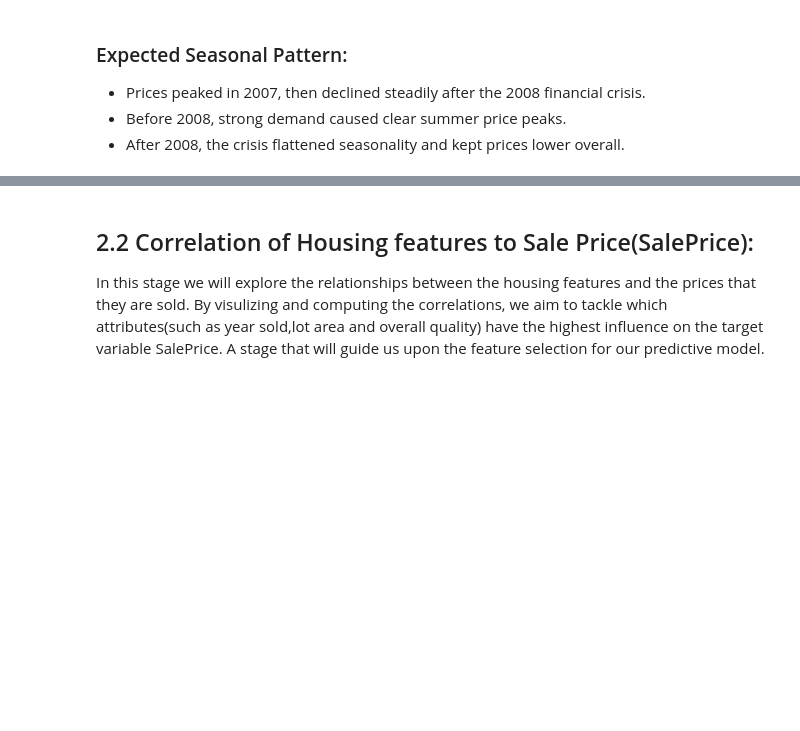
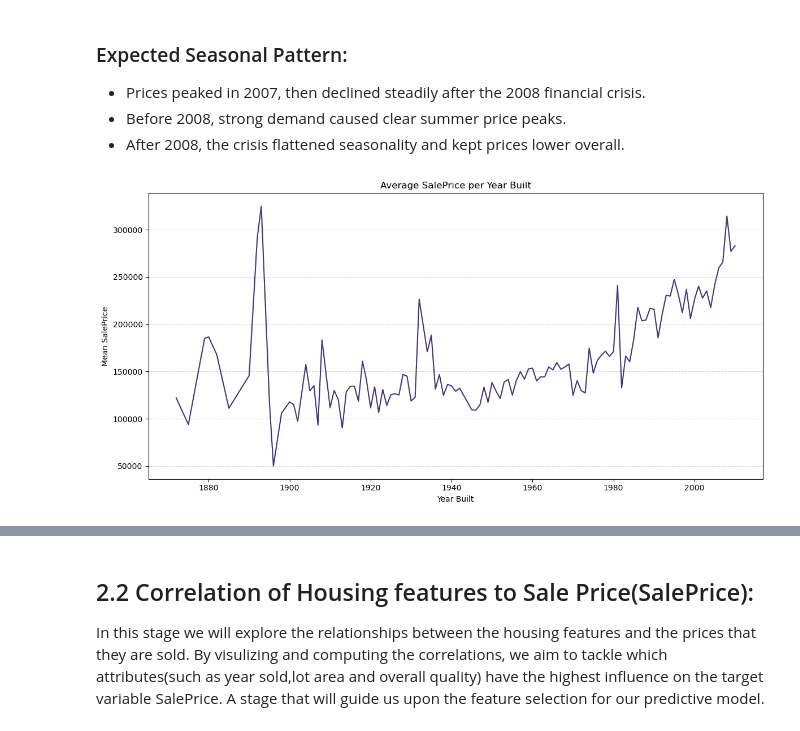
Before and after one commit to i-demetriou/dsc510-group-project, a Jupyter notebook: dsc510.theofanous.alexandrou.demetriou.ipynb, the cells around one changed output, grey strips where cells are left out. Saved outputs shown, nothing was run; the diff lists cells and outputs as text; code cells hidden in the pictures; blank space fills up the shorter version.

```diff
--- a/dsc510.theofanous.alexandrou.demetriou.ipynb
+++ b/dsc510.theofanous.alexandrou.demetriou.ipynb
@@ -1315,3 +1307,23 @@ plt.show()
 - Prices peaked in 2007, then declined steadily after the 2008 financial crisis.
 - Before 2008, strong demand caused clear summer price peaks.
 - After 2008, the crisis flattened seasonality and kept prices lower overall.
+# %%
+df['YearBuilt_year'] = df['Year Built'].dt.year
+
+# compute mean SalePrice by construction year
+yearly_mean = (
+    df.groupby('YearBuilt_year', as_index=False)['SalePrice']
+      .mean()
+      .sort_values('YearBuilt_year')
+)
+
+plt.figure(figsize=(12,6))
+plt.plot(yearly_mean['YearBuilt_year'], yearly_mean['SalePrice'])
+plt.title("Average SalePrice per Year Built")
+plt.xlabel("Year Built")
+plt.ylabel("Mean SalePrice")
+plt.grid(True, axis='y', linestyle='--', alpha=0.5)
+plt.tight_layout()
+plt.show()
+# %% [output]
+[figure, added]
```
Also changed, not shown: parts of 11 cells of this notebook.
